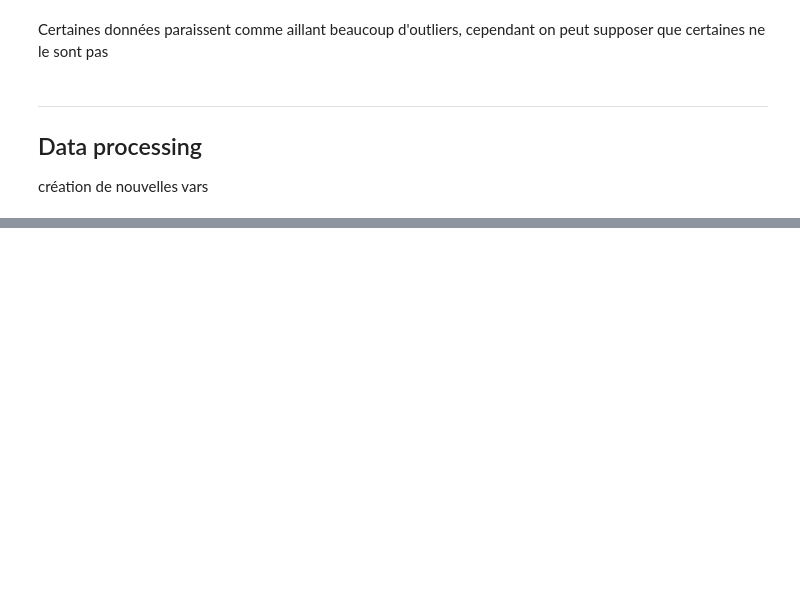
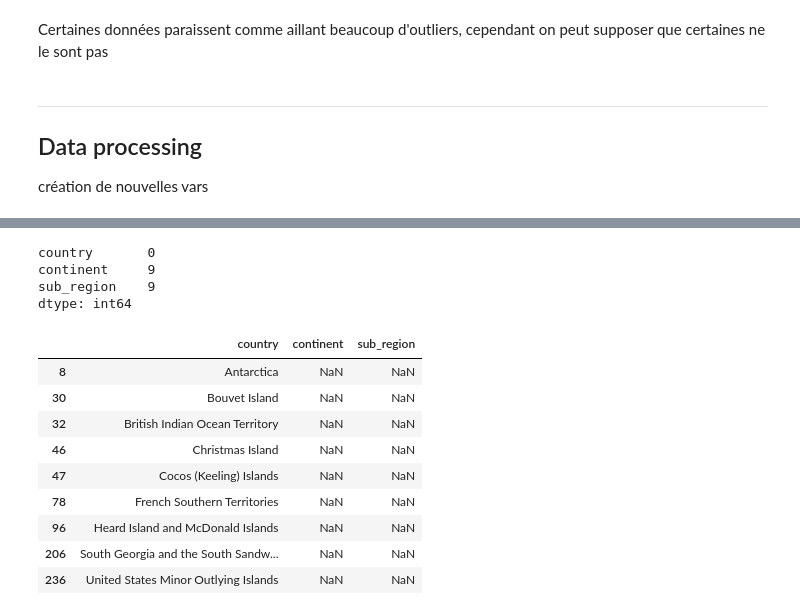
Before and after one commit to Projet-ESIEE/DashBoard-Energy, a Jupyter notebook: process_data.ipynb, the cells around one changed output, grey strips where cells are left out. Saved outputs shown, nothing was run; the diff lists cells and outputs as text; code cells hidden in the pictures; blank space fills up the shorter version.

```diff
--- a/process_data.ipynb
+++ b/process_data.ipynb
@@ -7,3 +9,6 @@ import pandas as pd
 import numpy as np
 import plotly.express as px
+# %%
+data = os.path.join("dataset", "global-data-sustainable-energy.csv")
+df_cc = os.path.join("dataset", "countryContinent.csv")
 # %%
@@ -115,0 +123,2 @@ création de nouvelles vars
+# %%
+df_cc = pd.read_csv(df_cc)
@@ -115,0 +130,3 @@ création de nouvelles vars
+# %%
+df_cc = df_cc[['country', 'continent', 'sub_region']]
+df_cc.head()
@@ -115,0 +140,20 @@ création de nouvelles vars
+# %%
+df_cc.isna().sum()
+# %% [output]
+country       0
+continent     9
+sub_region    9
+dtype: int64
+# %%
+df_cc[df_cc['continent'].isna() == True]
+# %% [output]
+|  | country | continent | sub_region |
+| 8 | Antarctica | NaN | NaN |
+| 30 | Bouvet Island | NaN | NaN |
+| 32 | British Indian Ocean Territory | NaN | NaN |
+| 46 | Christmas Island | NaN | NaN |
+| 47 | Cocos (Keeling) Islands | NaN | NaN |
+| 78 | French Southern Territories | NaN | NaN |
+| 96 | Heard Island and McDonald Islands | NaN | NaN |
+| 206 | South Georgia and the South Sandw... | NaN | NaN |
+| 236 | United States Minor Outlying Islands | NaN | NaN |
```
Also changed, not shown: parts of 9 cells of this notebook.
